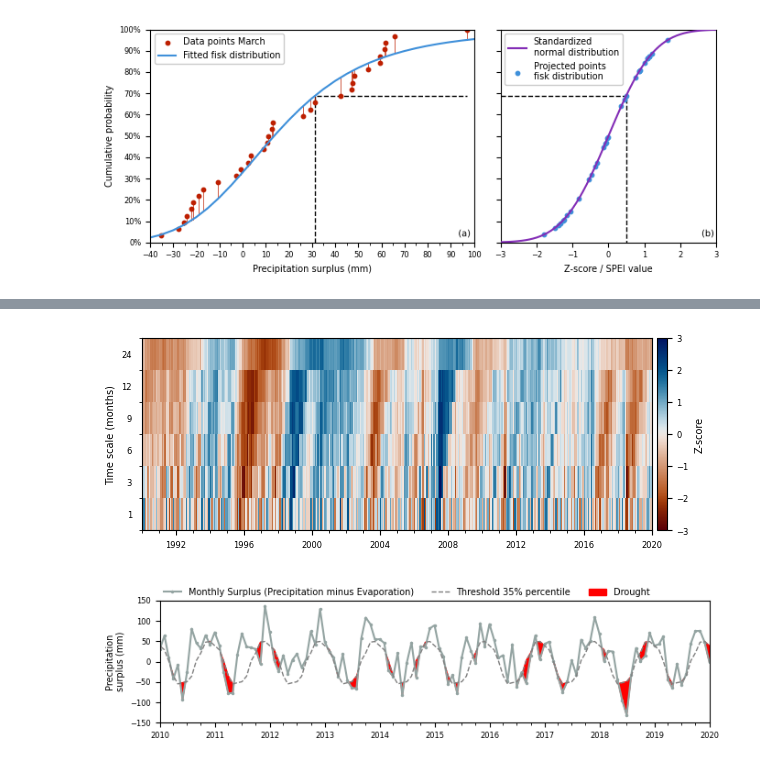
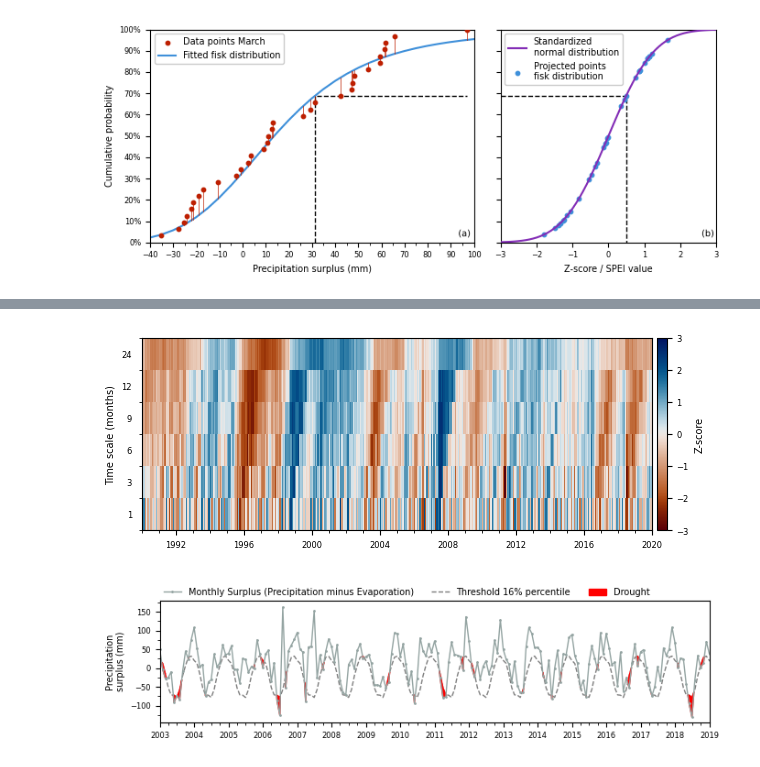
Before and after one commit to martinvonk/SPEI, a Jupyter notebook: paper/paper.ipynb, the cells around one changed output, grey strips where cells are left out. Drawn from its saved outputs; the diff is of its cells as text; code cells hidden in the pictures.

```diff
--- a/paper/paper.ipynb
+++ b/paper/paper.ipynb
@@ -564,7 +276,7 @@ fig.savefig("figures/spei_density.png", dpi=300, bbox_inches="tight")
 # %%
 speis = [
     spei1.rename("1"),
-    spei3.rename("3"),
+    si.spei(surplus, timescale=3).rename("3"),
     si.spei(surplus, timescale=6).rename("6"),
     si.spei(surplus, timescale=9).rename("9"),
     si.spei(surplus, timescale=12).rename("12"),
@@ -578,30 +290,31 @@ ax.xaxis.set_minor_locator(mpl.dates.YearLocator(1))
 ax.set_xlim(pd.Timestamp("1990"), pd.Timestamp("2020"))
 ax.get_figure().savefig("figures/spei_heatmap.png", dpi=300, bbox_inches="tight")
 # %% [output]
-[figure, old version]
+[figure, new version]
 # %%
-perc = 0.35
+perc = sps.norm.cdf(-1.0)  # same as zscore -1.0
 thres = sispei.ppf(perc).rename(f"Threshold {perc:0.0%} percentile")
 fig, ax = plt.subplots(figsize=(7.0, 2.0), layout="tight")
 ax = si.plot.threshold(
     surplus,
     thres,
     ax=ax,
     **dict(
         color="C3",
-        linewidth=1.5,
+        linewidth=1.0,
         marker=".",
-        markersize=3.0,
+        markersize=2.0,
         label="Monthly Surplus (Precipitation minus Evaporation)",
     ),
 )
-ax.set_xlim(pd.Timestamp("2010"), pd.Timestamp("2020"))
+ax.set_xlim(pd.Timestamp("2003"), pd.Timestamp("2019"))
 ax.yaxis.set_major_locator(mpl.ticker.MultipleLocator(50))
+ax.yaxis.set_minor_locator(mpl.ticker.MultipleLocator(25))
 ax.xaxis.set_major_locator(mpl.dates.YearLocator(1))
 ax.xaxis.set_minor_locator(mpl.dates.MonthLocator([4, 7, 10]))
 ax.set_ylabel("Precipitation\nsurplus (mm)")
 ax.legend(ncol=3, loc=(0, 1), frameon=False)
-ax.set_ylim(-150.0, 150.0)
+# ax.set_ylim(-150.0, 175.0)
 fig.savefig("figures/threshold.png", dpi=300, bbox_inches="tight")
 # %% [output]
-[figure, old version]
+[figure, new version]
```
Also changed, not shown: parts of 7 cells of this notebook, 8 other files.
